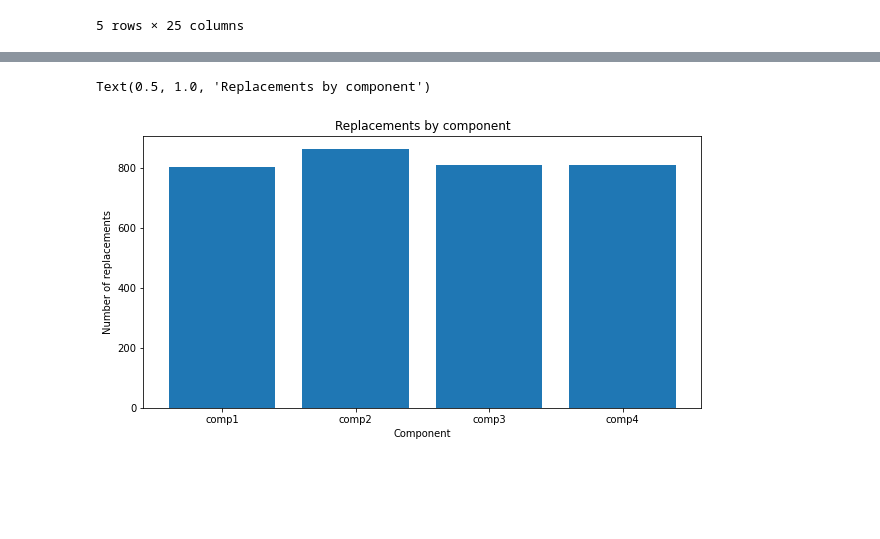
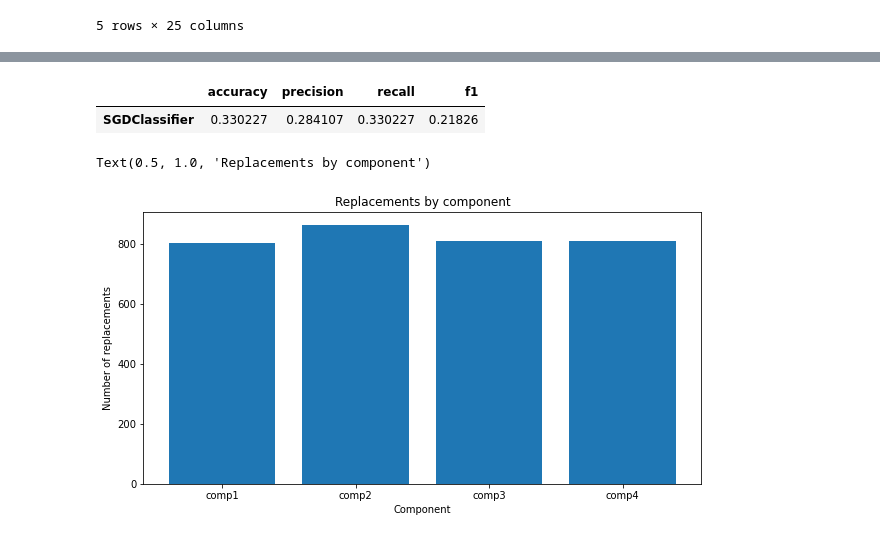
Before and after one commit to Brami01/TIC_Project_PM, a Jupyter notebook: main.ipynb, the cells around one changed output, grey strips where cells are left out. Drawn from its saved outputs; the diff is of its cells as text; code cells hidden in the pictures; blank space fills up the shorter version.

Commit message:
adding methods to efficiently calculate scores

```diff
--- a/main.ipynb
+++ b/main.ipynb
@@ -595,3 +571,48 @@ f1: 0.18260504604102057
+# %%
+X = telemetry_train[features]
+X = StandardScaler().fit_transform(X)
+X = PCA(n_components=2).fit_transform(X)
+y = telemetry_train['model']
+X_train, X_test, y_train, y_test = train_test_split(X, y, test_size=test_size, random_state=69, shuffle=False)
+
+for classifier in classifiers:
+    scores = getClassifierScores(classifier, scores, 'features__PCA', X_train, X_test, y_train, y_test)
+# %%
+X_rbf = RBFSampler().fit_transform(X)
+X_rbf_train, X_rbf_test, y_rbf_train, y_rbf_test = train_test_split(X_rbf, y, test_size=test_size, random_state=69, shuffle=False)
+for classifier in classifiers:
+    scores = getClassifierScores(classifier, scores, 'features_RBFSampler_PCA', X_rbf_train, X_rbf_test, y_rbf_train, y_rbf_test)
+# %%
+def getClassifierScoresType(scores, feat, X, y):
+    X_train, X_test, y_train, y_test = train_test_split(X, y, test_size=test_size, random_state=69, shuffle=False)
+    for classifier in classifiers:
+        scores = getClassifierScores(classifier, scores, feat, X_train, X_test, y_train, y_test)
+
+    X_rbf = RBFSampler().fit_transform(X)
+    X_rbf_train, X_rbf_test, y_rbf_train, y_rbf_test = train_test_split(X_rbf, y, test_size=test_size, random_state=69, shuffle=False)
+    for classifier in classifiers:
+        scores = getClassifierScores(classifier, scores, (feat + '_RBFSampler'), X_rbf_train, X_rbf_test, y_rbf_train, y_rbf_test)
+    return scores
+# %%
+X = telemetry_train[telemetry_features]
+X = StandardScaler().fit_transform(X)
+y = telemetry_train['model']
+scores = getClassifierScoresType(scores, 'telemetry', X, y)
+
+X = telemetry_train[features]
+X = StandardScaler().fit_transform(X)
+y = telemetry_train['model']
+scores = getClassifierScoresType(scores, 'features', X, y)
+
+X = telemetry_train[features]
+X = StandardScaler().fit_transform(X)
+X = PCA(n_components=2).fit_transform(X)
+y = telemetry_train['model']
+scores = getClassifierScoresType(scores, 'features_PCA', X, y)
+scores
+# %% [output]
+|  | accuracy | precision | recall | f1 |
+| SGDClassifier | 0.330227 | 0.284107 | 0.330227 | 0.21826 |
 # %%
 plt.figure(figsize=(10,5))
 plt.bar(maint.groupby('comp').count().index, maint.groupby('comp').count()['machineID'])
```
Also changed, not shown: parts of 13 cells of this notebook.
